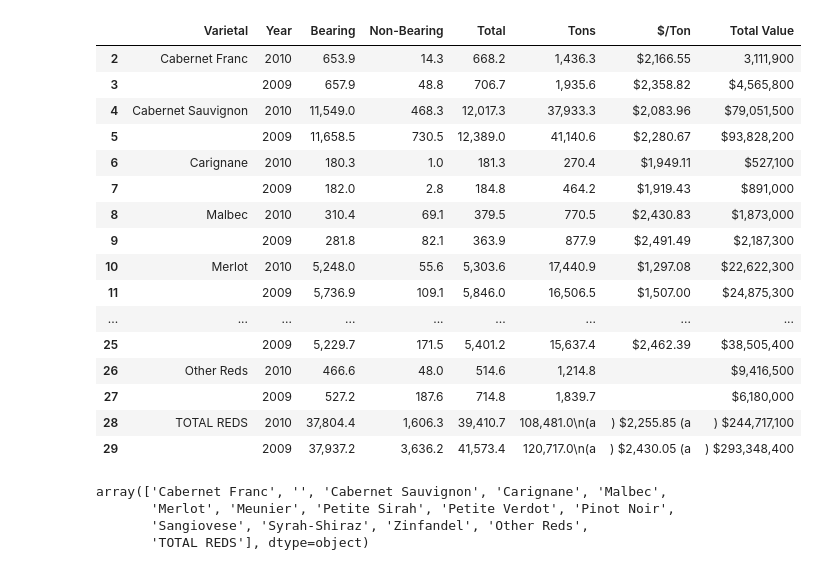
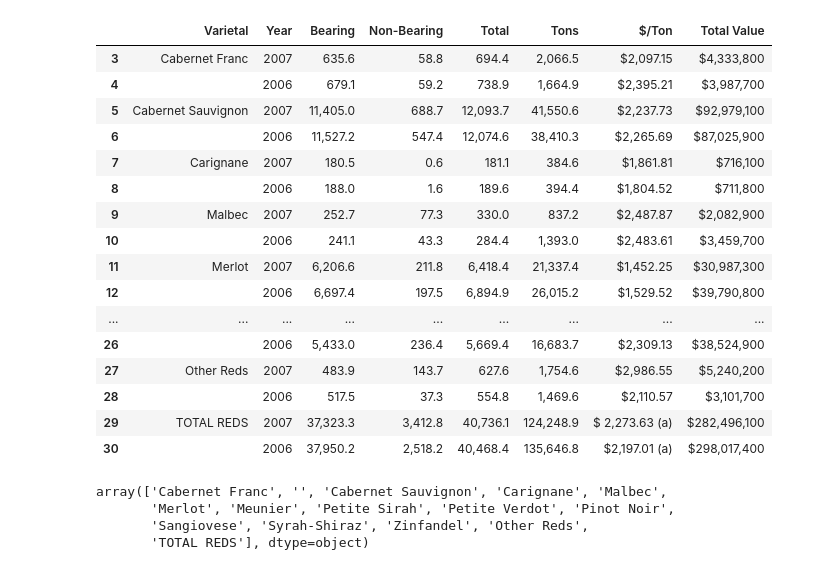
Before and after one commit to oscar6688/Farm-Smoke-Project, a Jupyter notebook: 2010s-2020s_sonoma.ipynb, the cells around one changed output. Drawn from its saved outputs; the diff is of its cells as text; code cells hidden in the pictures.

```diff
--- a/2010s-2020s_sonoma.ipynb
+++ b/2010s-2020s_sonoma.ipynb
@@ -19,7 +19,7 @@ pd.options.mode.chained_assignment = None  # default='warn'
 # If encounter SSL certify error - go to your Python 3.x.x folder and install Certification
 # %%
 csv = pd.read_csv('farm_smoke.csv')
-sonoma_data = csv.query('County == "Sonoma" and Year >= 2010').copy().reset_index(drop=True)
+sonoma_data = csv.query('County == "Sonoma" and Year >= 2007').copy().reset_index(drop=True)
 sonoma_data
 # %% [output]
 |  | County | Year | Links |
@@ -474,7 +576,7 @@ urls[11]
 # for 2011 - camelot.read_pdf(urls[10], pages='8', table_areas=['30,720,600,250'], flavor='stream', row_tol=8)
 # for 2010 - camelot.read_pdf(urls[11], pages='8', flavor='stream', row_tol=8, split_text=True); require split_text
 
-tables = camelot.read_pdf(urls[11], pages='8', flavor='stream', row_tol=8, split_text=True)
+tables = camelot.read_pdf(urls[14], pages='9', flavor='stream', row_tol=8, split_text=True)
 data = tables[0].df
 dat = tables[0].parsing_report
 dat
@@ -507,5 +609,5 @@ data
 # %%
 # drop rows that is not helpful
-data = data.drop([0,1], axis=0)
-
+data = data.drop([0,1,2], axis=0)
+data
 # for 2011 report, also drop an empty row
@@ -515,8 +635,8 @@ data = data.drop([0,1], axis=0)
 data.columns = ['0', '1', '2', '3', '4', '5', '6', '7', '8', '9']
 
 
-data['7'] = data['6'] + + data['7']
-data['9'] = data['8'] + + data['9']
+data['7'] = data['6'] + data['7']
+data['9'] = data['8'] + data['9']
 data = data.drop(['6', '8'], axis=1)
 data
 # %% [output]
@@ -563,33 +683,33 @@ data
 # %%
 
 # specific fixes for 2010
 
 # 28		2010	37,804.4	1,606.3	39,410.7	108,481.0\n(a	) $2,255.85 (a	) $244,717,100
 # 29	TOTAL REDS	2009	37,937.2	3,636.2	41,573.4	120,717.0\n(a	) $2,430.05 (a	) $293,348,400
-data.loc[28][0] = data.loc[29][0]
-data.loc[29][0] = ''
+data.loc[29][0] = data.loc[30][0]
+data.loc[30][0] = ''
 
 # data drop empty row
-data = data.query("Year != '' and Bearing != '' and Total != '' and Tons != ''")
+data = data.query("Year != '' and Total != '' and Tons != ''")
 data
 # %% [output]
 |  | Varietal | Year | Bearing | Non-Bearing | Total | Tons | $/Ton | Total Value |
-| 2 | Cabernet Franc | 2010 | 653.9 | 14.3 | 668.2 | 1,436.3 | $2,166.55 | 3,111,900 |
-| 3 |  | 2009 | 657.9 | 48.8 | 706.7 | 1,935.6 | $2,358.82 | $4,565,800 |
-| 4 | Cabernet Sauvignon | 2010 | 11,549.0 | 468.3 | 12,017.3 | 37,933.3 | $2,083.96 | $79,051,500 |
-| 5 |  | 2009 | 11,658.5 | 730.5 | 12,389.0 | 41,140.6 | $2,280.67 | $93,828,200 |
-| 6 | Carignane | 2010 | 180.3 | 1.0 | 181.3 | 270.4 | $1,949.11 | $527,100 |
-| 7 |  | 2009 | 182.0 | 2.8 | 184.8 | 464.2 | $1,919.43 | $891,000 |
-| 8 | Malbec | 2010 | 310.4 | 69.1 | 379.5 | 770.5 | $2,430.83 | $1,873,000 |
-| 9 |  | 2009 | 281.8 | 82.1 | 363.9 | 877.9 | $2,491.49 | $2,187,300 |
-| 10 | Merlot | 2010 | 5,248.0 | 55.6 | 5,303.6 | 17,440.9 | $1,297.08 | $22,622,300 |
-| 11 |  | 2009 | 5,736.9 | 109.1 | 5,846.0 | 16,506.5 | $1,507.00 | $24,875,300 |
+| 3 | Cabernet Franc | 2007 | 635.6 | 58.8 | 694.4 | 2,066.5 | $2,097.15 | $4,333,800 |
+| 4 |  | 2006 | 679.1 | 59.2 | 738.9 | 1,664.9 | $2,395.21 | $3,987,700 |
+| 5 | Cabernet Sauvignon | 2007 | 11,405.0 | 688.7 | 12,093.7 | 41,550.6 | $2,237.73 | $92,979,100 |
+| 6 |  | 2006 | 11,527.2 | 547.4 | 12,074.6 | 38,410.3 | $2,265.69 | $87,025,900 |
+| 7 | Carignane | 2007 | 180.5 | 0.6 | 181.1 | 384.6 | $1,861.81 | $716,100 |
+| 8 |  | 2006 | 188.0 | 1.6 | 189.6 | 394.4 | $1,804.52 | $711,800 |
+| 9 | Malbec | 2007 | 252.7 | 77.3 | 330.0 | 837.2 | $2,487.87 | $2,082,900 |
+| 10 |  | 2006 | 241.1 | 43.3 | 284.4 | 1,393.0 | $2,483.61 | $3,459,700 |
+| 11 | Merlot | 2007 | 6,206.6 | 211.8 | 6,418.4 | 21,337.4 | $1,452.25 | $30,987,300 |
+| 12 |  | 2006 | 6,697.4 | 197.5 | 6,894.9 | 26,015.2 | $1,529.52 | $39,790,800 |
 | ... | ... | ... | ... | ... | ... | ... | ... | ... |
-| 25 |  | 2009 | 5,229.7 | 171.5 | 5,401.2 | 15,637.4 | $2,462.39 | $38,505,400 |
-| 26 | Other Reds | 2010 | 466.6 | 48.0 | 514.6 | 1,214.8 |  | $9,416,500 |
-| 27 |  | 2009 | 527.2 | 187.6 | 714.8 | 1,839.7 |  | $6,180,000 |
-| 28 | TOTAL REDS | 2010 | 37,804.4 | 1,606.3 | 39,410.7 | 108,481.0\n(a | ) $2,255.85 (a | ) $244,717,100 |
-| 29 |  | 2009 | 37,937.2 | 3,636.2 | 41,573.4 | 120,717.0\n(a | ) $2,430.05 (a | ) $293,348,400 |
+| 26 |  | 2006 | 5,433.0 | 236.4 | 5,669.4 | 16,683.7 | $2,309.13 | $38,524,900 |
+| 27 | Other Reds | 2007 | 483.9 | 143.7 | 627.6 | 1,754.6 | $2,986.55 | $5,240,200 |
+| 28 |  | 2006 | 517.5 | 37.3 | 554.8 | 1,469.6 | $2,110.57 | $3,101,700 |
+| 29 | TOTAL REDS | 2007 | 37,323.3 | 3,412.8 | 40,736.1 | 124,248.9 | $ 2,273.63 (a) | $282,496,100 |
+| 30 |  | 2006 | 37,950.2 | 2,518.2 | 40,468.4 | 135,646.8 | $2,197.01 (a) | $298,017,400 |
 # %%
 data['Varietal'].unique()
 # %% [output]
```
Also changed, not shown: parts of 22 cells of this notebook.
